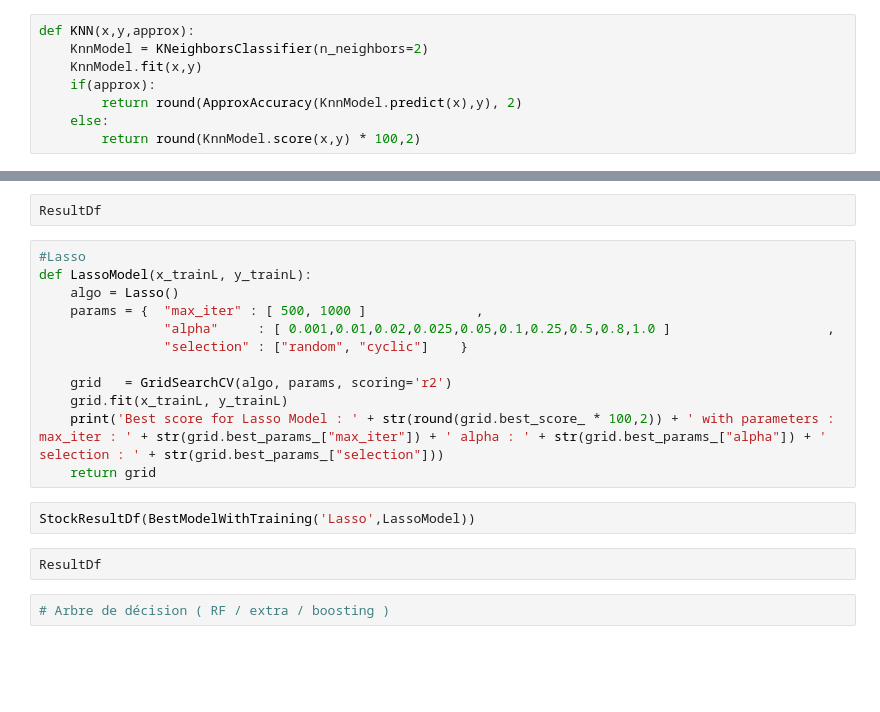
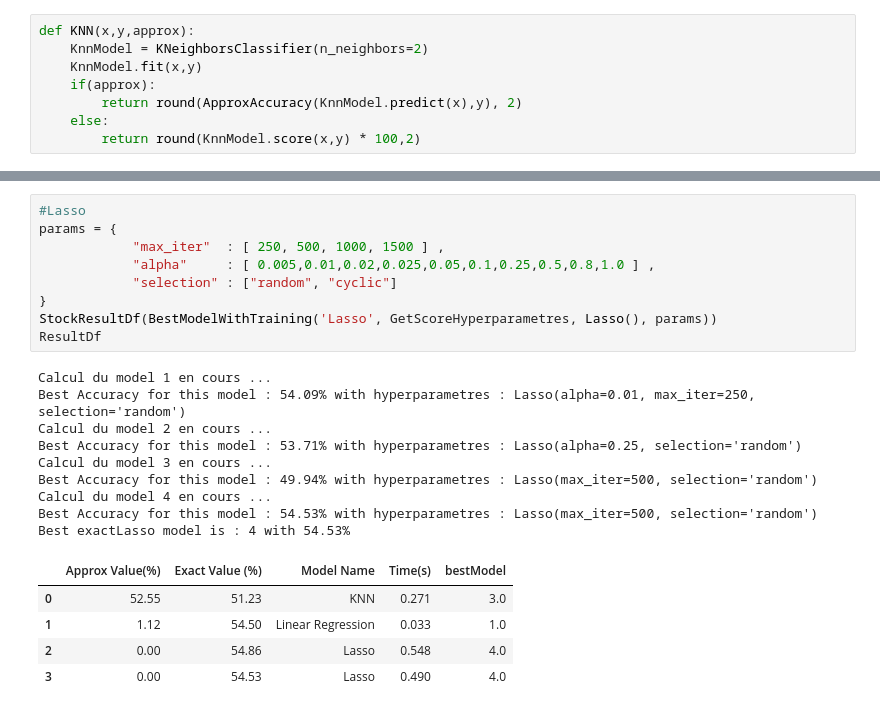
Before and after one commit to Pierre-Portfolio/Seoul-Bike-Sharing, a Jupyter notebook: SeoulBike.ipynb, the cells around one changed output, grey strips where cells are left out. Drawn from its saved outputs; the diff is of its cells as text; blank space fills up the shorter version.

```diff
--- a/SeoulBike.ipynb
+++ b/SeoulBike.ipynb
@@ -508,20 +530,24 @@ StockResultDf(BestModelWithTraining('GridSearch',FindHyperparametres))
-# %%
-ResultDf
-# %%
-#Lasso
-def LassoModel(x_trainL, y_trainL):
-    algo = Lasso()
-    params = {  "max_iter" : [ 500, 1000 ]              ,
-                "alpha"     : [ 0.001,0.01,0.02,0.025,0.05,0.1,0.25,0.5,0.8,1.0 ]                    ,
-                "selection" : ["random", "cyclic"]    }
-
-    grid   = GridSearchCV(algo, params, scoring='r2')
-    grid.fit(x_trainL, y_trainL)
-    print('Best score for Lasso Model : ' + str(round(grid.best_score_ * 100,2)) + ' with parameters : max_iter : ' + str(grid.best_params_["max_iter"]) + ' alpha : ' + str(grid.best_params_["alpha"]) + ' selection : ' + str(grid.best_params_["selection"]))
-    return grid
 # %%
-StockResultDf(BestModelWithTraining('Lasso',LassoModel))
+#Lasso
+params = {
+            "max_iter"  : [ 250, 500, 1000, 1500 ] ,
+            "alpha"     : [ 0.005,0.01,0.02,0.025,0.05,0.1,0.25,0.5,0.8,1.0 ] ,
+            "selection" : ["random", "cyclic"]
+}
+StockResultDf(BestModelWithTraining('Lasso', GetScoreHyperparametres, Lasso(), params))
+ResultDf
+# %% [output]
+Calcul du model 1 en cours ...
+Best Accuracy for this model : 54.09% with hyperparametres : Lasso(alpha=0.01, max_iter=250, selection='random')
+Calcul du model 2 en cours ...
+Best Accuracy for this model : 53.71% with hyperparametres : Lasso(alpha=0.25, selection='random')
+Calcul du model 3 en cours ...
+Best Accuracy for this model : 49.94% with hyperparametres : Lasso(max_iter=500, selection='random')
+Calcul du model 4 en cours ...
+Best Accuracy for this model : 54.53% with hyperparametres : Lasso(max_iter=500, selection='random')
+Best exactLasso model is : 4 with 54.53%
+|  | Approx Value(%) | Exact Value (%) | Model Name | Time(s) | bestModel |
+| 0 | 52.55 | 51.23 | KNN | 0.271 | 3.0 |
+| 1 | 1.12 | 54.50 | Linear Regression | 0.033 | 1.0 |
+| 2 | 0.00 | 54.86 | Lasso | 0.548 | 4.0 |
+| 3 | 0.00 | 54.53 | Lasso | 0.490 | 4.0 |
-# %%
-ResultDf
-# %%
-# Arbre de décision ( RF / extra / boosting )
```
Also changed, not shown: parts of 19 cells of this notebook.
